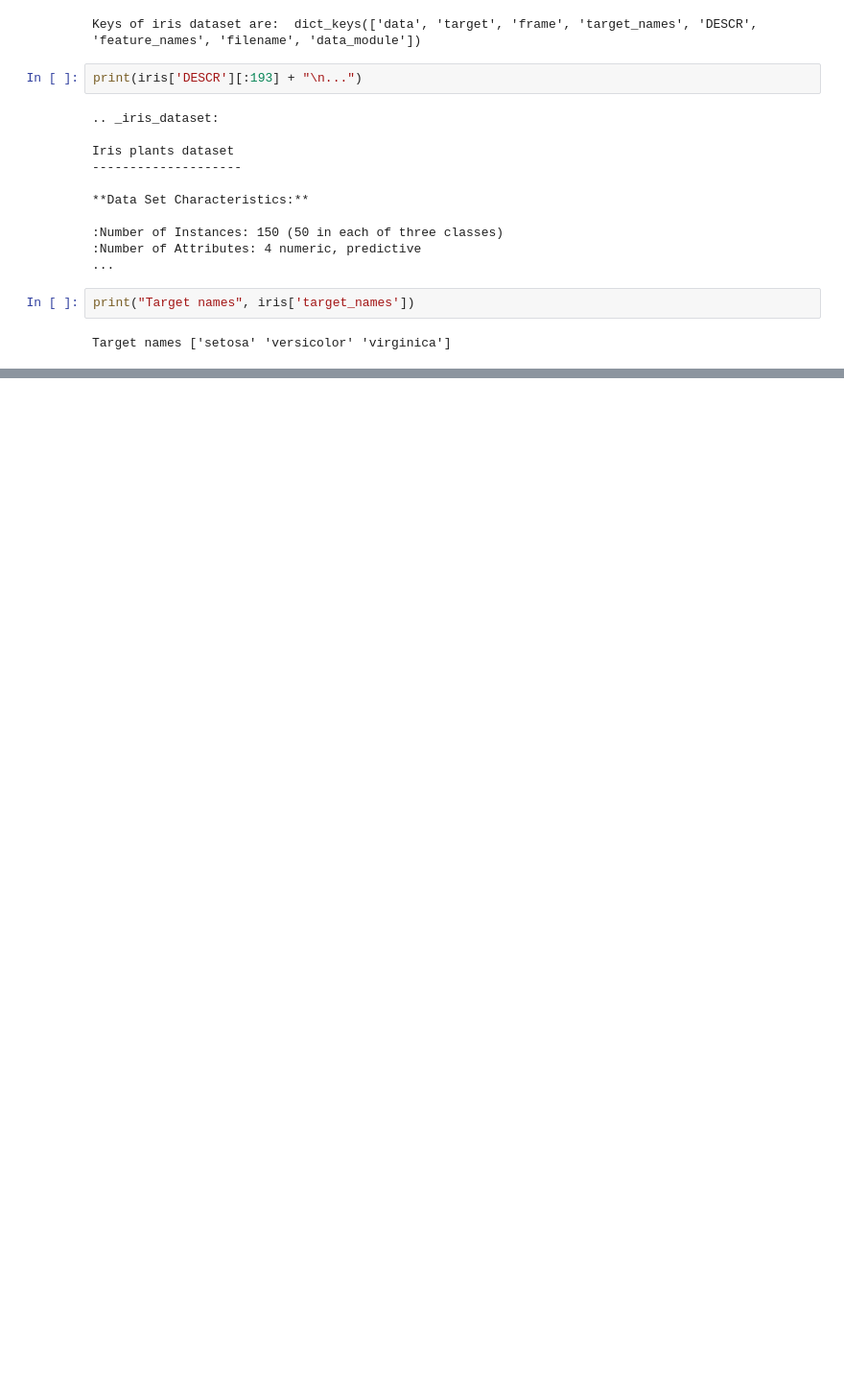
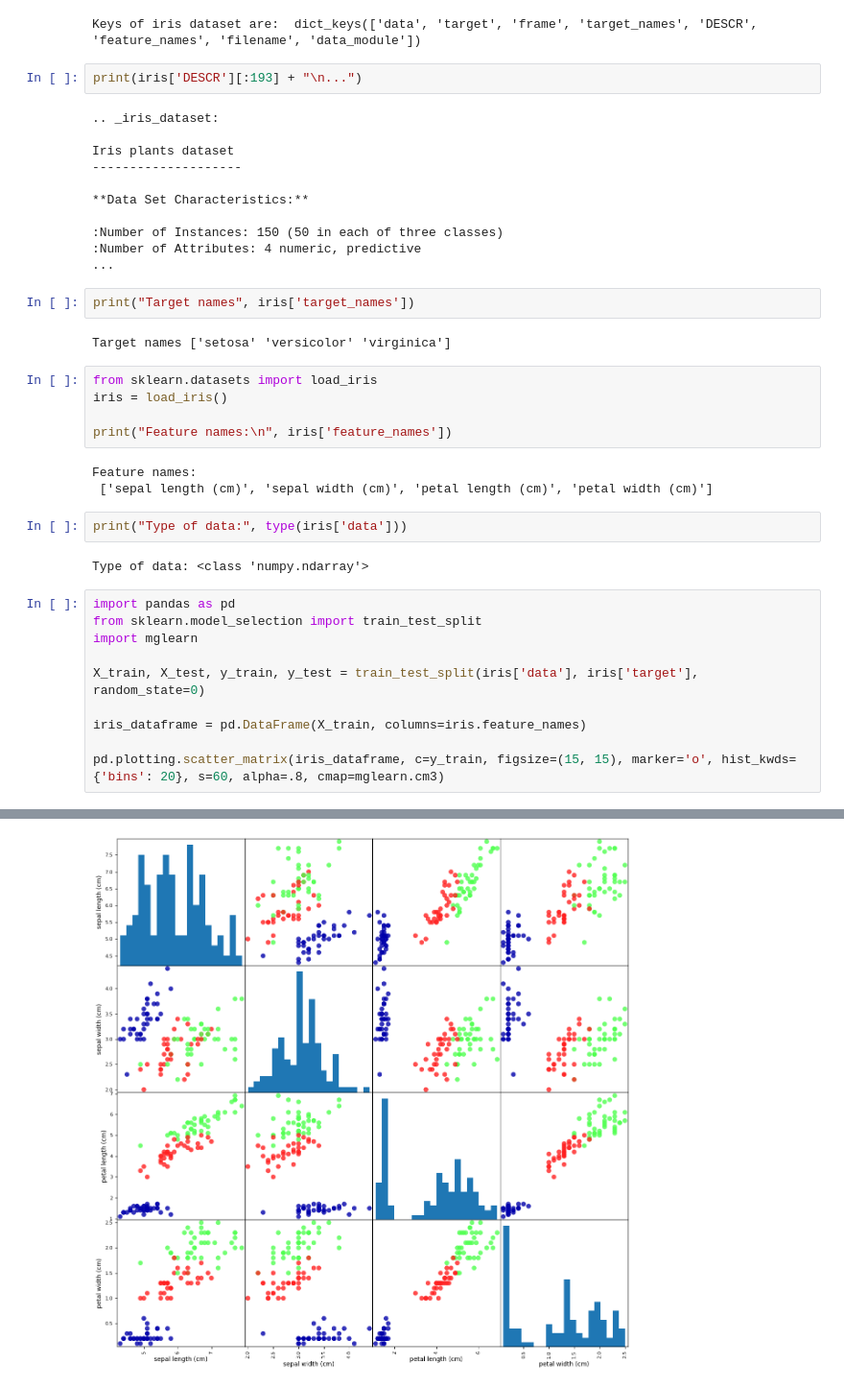
Before and after one commit to Mrtacocat/MachineLearning, a Jupyter notebook: 1_7_1_Meet the Data/iris.ipynb, the cells around one changed output, grey strips where cells are left out. Shown: that part at 96% size. Drawn from its saved outputs; the diff is of its cells as text; blank space fills up the shorter version.

```diff
--- a/1_7_1_Meet the Data/iris.ipynb
+++ b/1_7_1_Meet the Data/iris.ipynb
@@ -22,3 +23,26 @@ Iris plants dataset
 print("Target names", iris['target_names'])
 # %% [output]
 Target names ['setosa' 'versicolor' 'virginica']
+# %%
+from sklearn.datasets import load_iris
+iris = load_iris()
+
+print("Feature names:\n", iris['feature_names'])
+# %% [output]
+Feature names:
+ ['sepal length (cm)', 'sepal width (cm)', 'petal length (cm)', 'petal width (cm)']
+# %%
+print("Type of data:", type(iris['data']))
+# %% [output]
+Type of data: <class 'numpy.ndarray'>
+# %%
+import pandas as pd
+from sklearn.model_selection import train_test_split
+import mglearn
+
+X_train, X_test, y_train, y_test = train_test_split(iris['data'], iris['target'], random_state=0)
+
+iris_dataframe = pd.DataFrame(X_train, columns=iris.feature_names)
+
+pd.plotting.scatter_matrix(iris_dataframe, c=y_train, figsize=(15, 15), marker='o', hist_kwds={'bins': 20}, s=60, alpha=.8, cmap=mglearn.cm3)
+# %% [output]
@@ -24,0 +66 @@ Target names ['setosa' 'versicolor' 'virginica']
+[figure, added]
```
Also changed, not shown: parts of 4 cells of this notebook, 2 other files.
